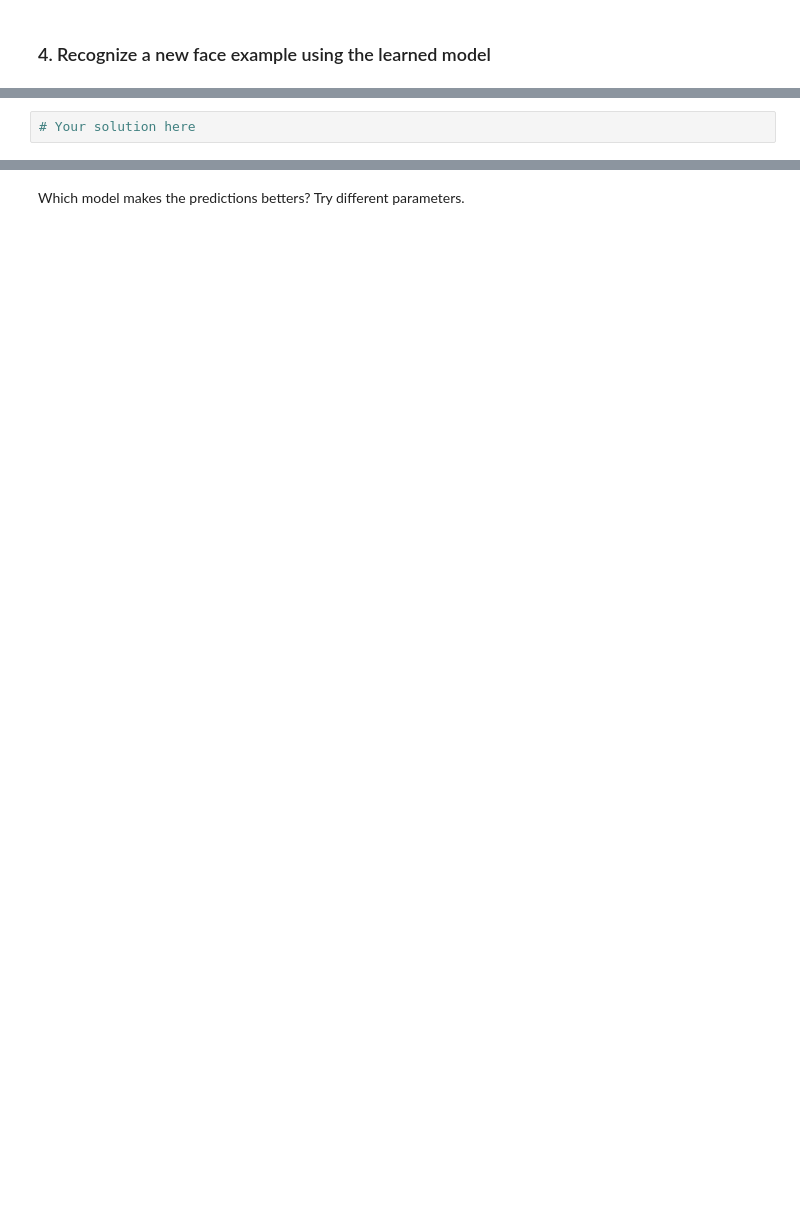
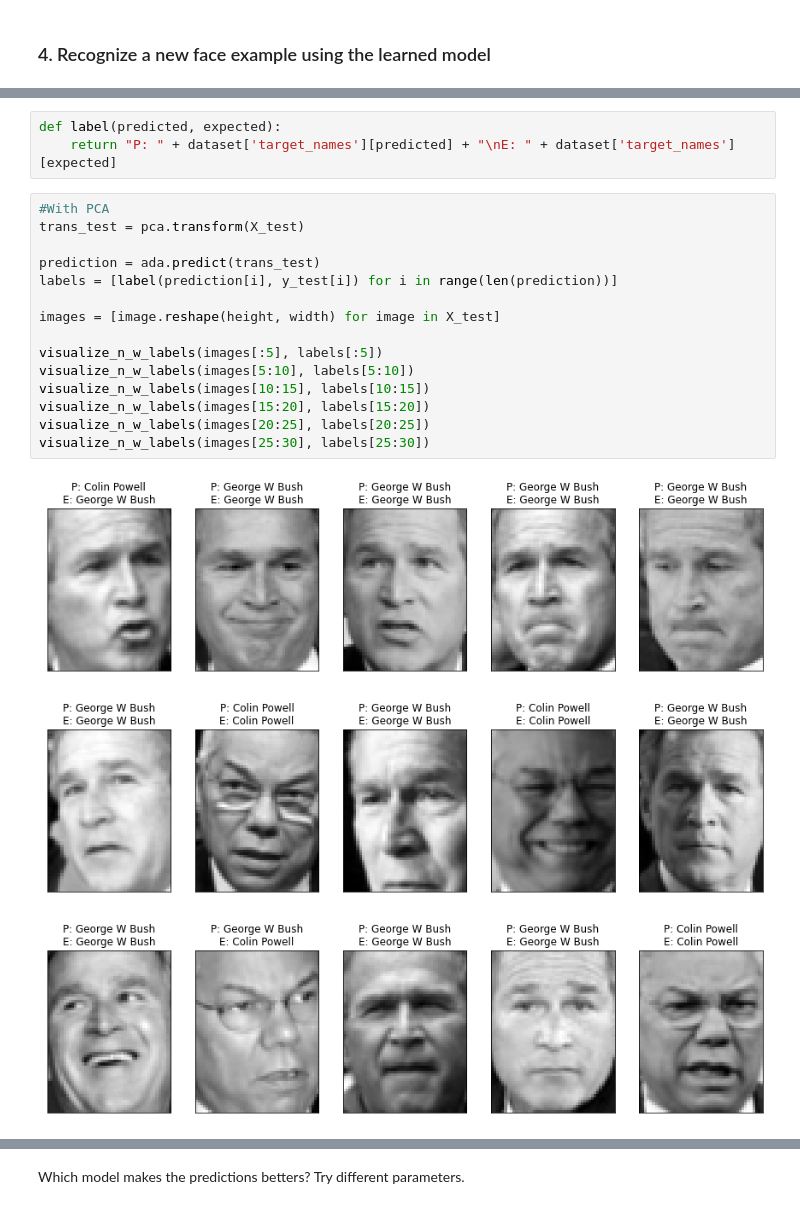
Before and after one commit to PauSolerValades/VA, a Jupyter notebook: Practica6/P6-Part2/P6-Part2.ipynb, the cells around one changed output, grey strips where cells are left out. Cells and saved outputs as stored; diff of their text form; blank space fills up the shorter version.

```diff
--- a/Practica6/P6-Part2/P6-Part2.ipynb
+++ b/Practica6/P6-Part2/P6-Part2.ipynb
@@ -439,5 +533,25 @@ For instance, instead of using 150 components, try using 10, 25, 50, 200, 500...
 Predict the labels using the Adaboost model, with and without PCA, and plot the images with the corresponding label as title.
 
 <img src="notebook_images/prediction.png" width=300 height = 300>
-# %%
-# Your solution here
+# %%
+def label(predicted, expected):
+    return "P: " + dataset['target_names'][predicted] + "\nE: " + dataset['target_names'][expected]
+# %%
+#With PCA
+trans_test = pca.transform(X_test)
+
+prediction = ada.predict(trans_test)
+labels = [label(prediction[i], y_test[i]) for i in range(len(prediction))]
+
+images = [image.reshape(height, width) for image in X_test]
+
+visualize_n_w_labels(images[:5], labels[:5])
+visualize_n_w_labels(images[5:10], labels[5:10])
+visualize_n_w_labels(images[10:15], labels[10:15])
+visualize_n_w_labels(images[15:20], labels[15:20])
+visualize_n_w_labels(images[20:25], labels[20:25])
+visualize_n_w_labels(images[25:30], labels[25:30])
+# %% [output]
+[figure, added]
+[figure, added]
+[figure, added]
```
Also changed, not shown: parts of 28 cells of this notebook.
